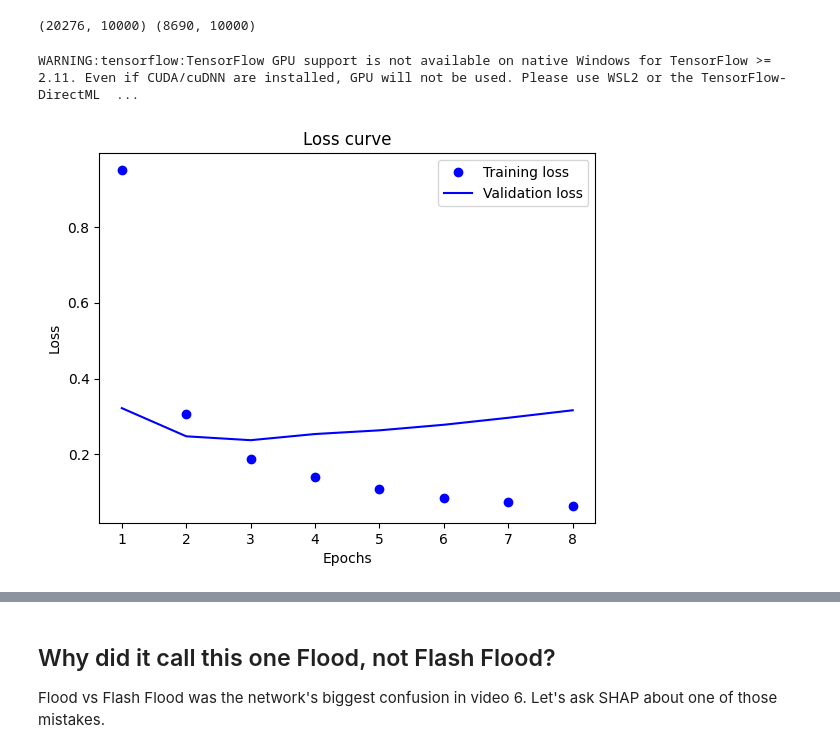
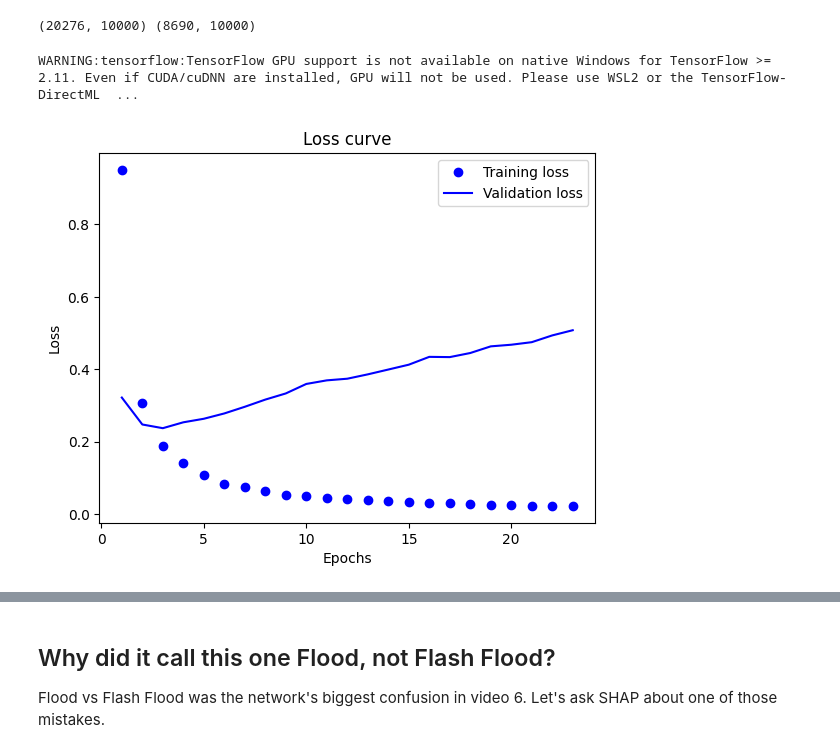
Before and after one commit to drdave-teaching/OPIM5509Files, a Jupyter notebook: OPIM5509_Module5_Files/notebooks/SHAP_for_Text_Storms.ipynb, the cells around one changed output, grey strips where cells are left out. Drawn from its saved outputs; the diff is of its cells as text; code cells hidden in the pictures.

```diff
--- a/OPIM5509_Module5_Files/notebooks/SHAP_for_Text_Storms.ipynb
+++ b/OPIM5509_Module5_Files/notebooks/SHAP_for_Text_Storms.ipynb
@@ -257,32 +257,32 @@ model.add(Dense(100, activation='relu'))
 model.add(Dropout(0.5))
 model.add(Dense(n_outputs, activation='softmax'))
 model.compile(optimizer='adam', loss='categorical_crossentropy', metrics=['accuracy'])
 
-early_stop = EarlyStopping(monitor='val_loss', patience=5, restore_best_weights=True)
+early_stop = EarlyStopping(monitor='val_loss', patience=20, restore_best_weights=True)
 history = model.fit(X_train15, y_train15,
                     epochs=50,
                     batch_size=100,
                     validation_split=0.2,
                     callbacks=[early_stop],
                     verbose=0)
 
 # loss curve - always look at this after a fit!
 loss = history.history['loss']
 val_loss = history.history['val_loss']
 epochs = range(1, len(loss) + 1)
 plt.plot(epochs, loss, 'bo', label='Training loss')
 plt.plot(epochs, val_loss, 'b', label='Validation loss')
 plt.title('Loss curve')
 plt.xlabel('Epochs')
 plt.ylabel('Loss')
 plt.legend()
 plt.show()
 print('epochs run:', len(loss), '| best validation loss:', round(min(val_loss), 4), 'at epoch', val_loss.index(min(val_loss)) + 1)
 
 probs15 = model.predict(X_test15, verbose=0)
 true15 = y_test15.argmax(axis=1)
 pred15 = probs15.argmax(axis=1)
 print('test macro F1:', round(metrics.f1_score(true15, pred15, average='macro'), 3), '(same model as video 6)')
 # %% [output]
 WARNING:tensorflow:TensorFlow GPU support is not available on native Windows for TensorFlow >= 2.11. Even if CUDA/cuDNN are installed, GPU will not be used. Please use WSL2 or the TensorFlow-DirectML  ...
-[figure, old version]
+[figure, new version]
```
Also changed, not shown: parts of 1 cell of this notebook.
